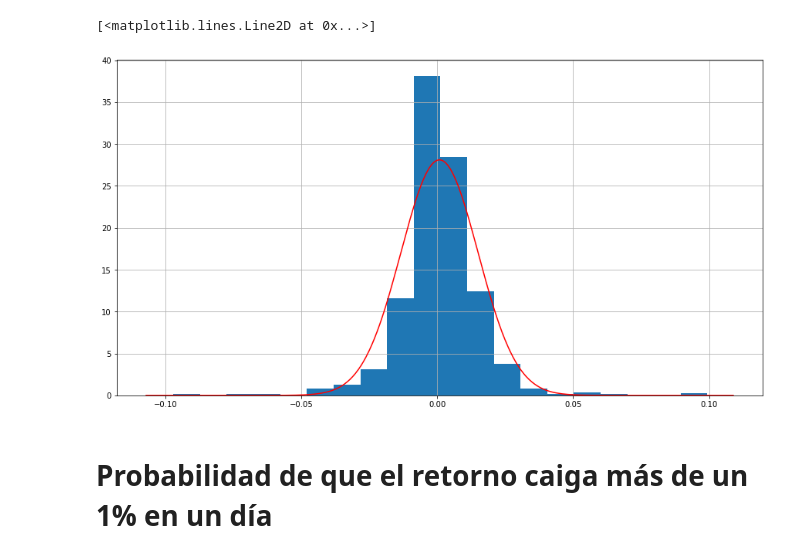
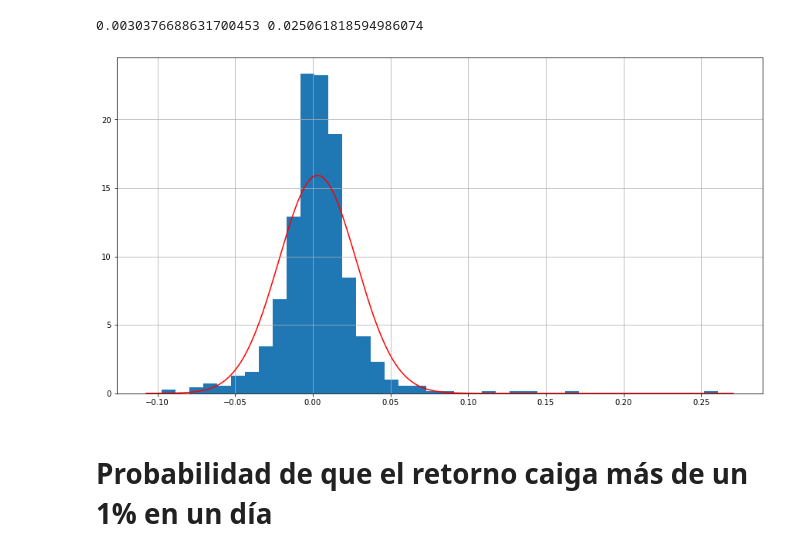
Before and after one commit to PEF-ITBA/stats-and-return-model, a Jupyter notebook: 003_Modelos_de_retorno.ipynb, the cells around one changed output. Saved outputs shown, nothing was run; the diff lists cells and outputs as text; code cells hidden in the pictures.

```diff
--- a/003_Modelos_de_retorno.ipynb
+++ b/003_Modelos_de_retorno.ipynb
@@ -3,7 +6,8 @@ import pandas as pd
 import numpy as np
 from matplotlib import pyplot as plt
 # %%
-ms = pd.read_csv('data/psfa_microsoft.csv')
+# ms = pd.read_csv('data/psfa_microsoft.csv')
+ms = pd.read_csv('data/psfa_facebook.csv')
 # %%
 ms.head()
 # %% [output]
@@ -23,17 +48,21 @@ ms['LogReturn'] = np.log(ms['Close']).shift(-1) - np.log(ms['Close'])
 # %%
 from scipy.stats import norm
 mu = ms['LogReturn'].mean()
 sigma = ms['LogReturn'].std(ddof=1)
 
 density = pd.DataFrame()
+
 density['x'] = np.arange(ms['LogReturn'].min()-0.01, ms['LogReturn'].max()+0.01, 0.001)
+
 density['pdf'] = norm.pdf(density['x'], mu, sigma)
 
-ms['LogReturn'].hist(bins=20, figsize=(15, 8), density=True)
+ms['LogReturn'].hist(bins=40, figsize=(15, 8), density=True)
 plt.plot(density['x'], density['pdf'], color='red')
+
+print(mu, sigma)
 # %% [output]
-[<matplotlib.lines.Line2D at 0x...>]
+0.0030376688631700453 0.025061818594986074
-[figure, old version]
+[figure, new version]
 # %% [markdown]
 # Probabilidad de que el retorno caiga más de un 1% en un día
 # %%
```
Also changed, not shown: parts of 37 cells of this notebook, 29 other files.
